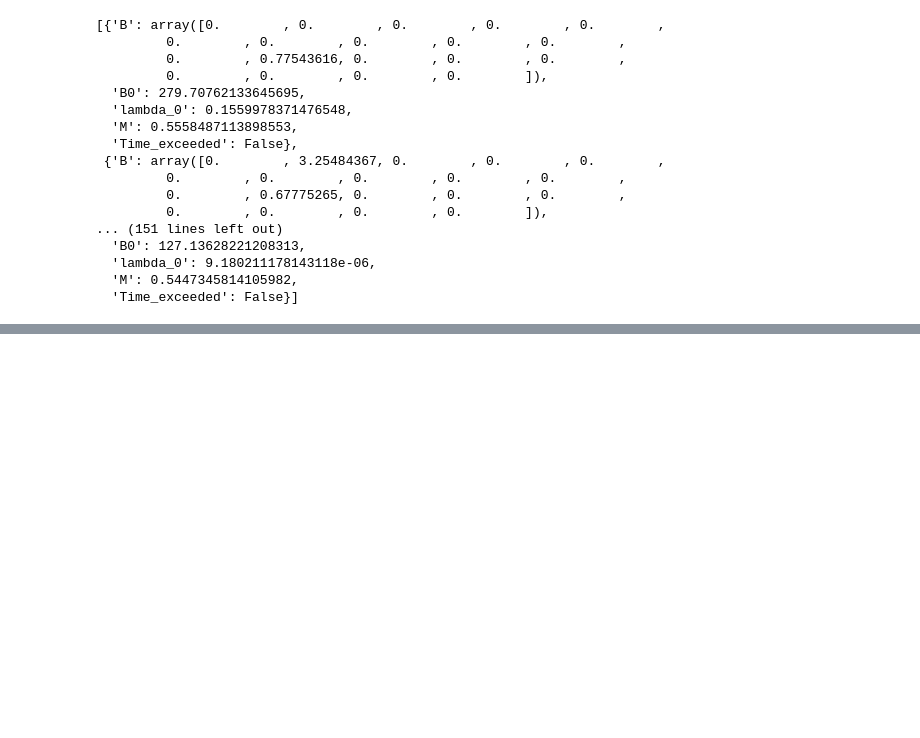
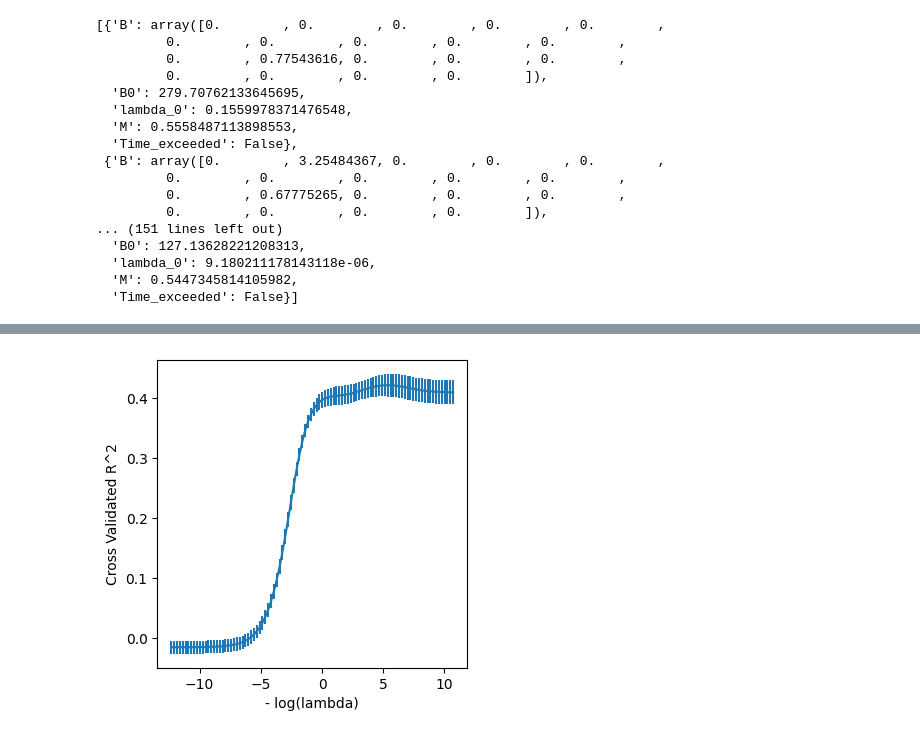
Before and after one commit to kkkamur07/ISL-Learning, a Jupyter notebook: Regularization/regularization-lab.ipynb, the cells around one changed output, grey strips where cells are left out. Cells and saved outputs as stored; diff of their text form; code cells hidden in the pictures; blank space fills up the shorter version.

```diff
--- a/Regularization/regularization-lab.ipynb
+++ b/Regularization/regularization-lab.ipynb
@@ -205,0 +295,12 @@ Iteration: 19. Number of non-zeros:  19
+# %%
+## For R^2 comparison
+grid_r2 = skm.GridSearchCV(pipe, param_grid, scoring = "r2", cv = kfold)
+grid_r2.fit(x,y)
+
+r2_fig, ax = subplots(figsize = (4,4))
+ax.errorbar(-np.log(lambdas), grid_r2.cv_results_["mean_test_score"], yerr = grid_r2.cv_results_["std_test_score"] / np.sqrt(5))
+ax.set_xlabel("- log(lambda)")
+ax.set_ylabel("Cross Validated R^2")
+plt.show()
+# %% [output]
+[figure, added]
```
Also changed, not shown: parts of 20 cells of this notebook, 1 other file.
